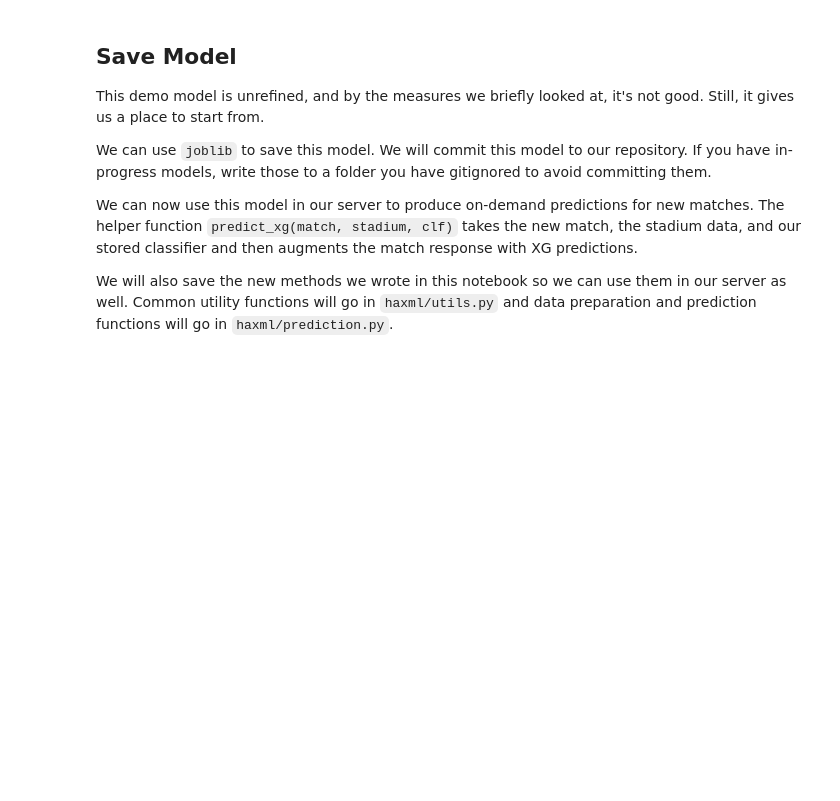
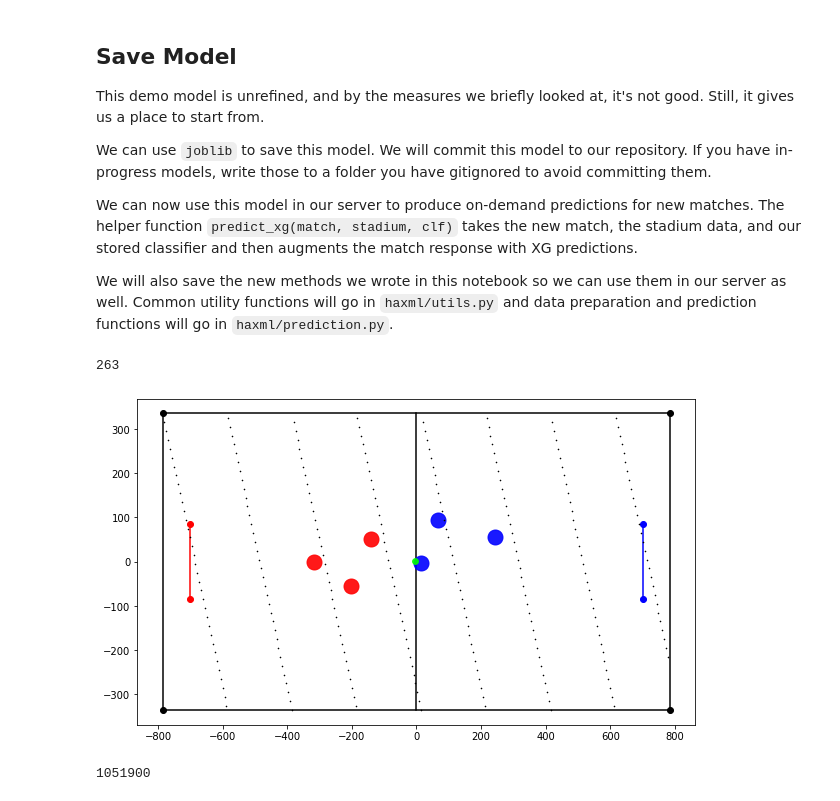
Before and after one commit to vingkan/haxml, a Jupyter notebook: notebooks/train_features.ipynb, the cells around one changed output. Drawn from its saved outputs; the diff is of its cells as text; code cells hidden in the pictures; blank space fills up the shorter version.

```diff
--- a/notebooks/train_features.ipynb
+++ b/notebooks/train_features.ipynb
@@ -852,3 +850,71 @@ test_match = load_match(
 test_meta
 # %%
 pd.DataFrame(test_match["kicks"]).query("type == 'goal'").head()
+# %%
+# not urgent: make a heatmap with kicks and get XG from positions on field.
+import itertools
+meta = metadata[67]
+key = meta["match_id"]
+infile = "../data/packed_matches/{}.json".format(key)
+match = load_match(infile)
+stadium = stadiums[meta["stadium"]]
+lis_x = list(range(stadium['bounds']['minX'],stadium['bounds']['maxX']))
+lis_y = list(range(stadium['bounds']['minY'],stadium['bounds']['maxY']))
+#lis_x = lis_x[::2]
+#lis_y = lis_y[::2]
+perms = list(itertools.product(lis_x, lis_y))[::4000]
+print(len(perms))
+goals = list(filter(lambda k: k["type"] == "goal",match["kicks"]))[0]
+positions = get_positions_at_time(match["positions"], goals["time"])
+fig,ax = plot_positions(positions,stadium)
+
+for perm in perms:
+    style_kwargs = {
+            "color": "black",
+            "marker": "x",
+            "markersize": 1,
+            "alpha": 1
+    }
+    kick = {'time': 40,
+     'type': 'goal',
+     'fromId': 1,
+     'fromX': perm[0],
+     'fromY': perm[1],
+     'fromName': 'Player 1',
+     'fromTeam': 'red',
+     'toId': None,
+     'toX': None,
+     'toY': None,
+     'toName': None,
+     'toTeam': None}
+
+    ax.plot(perm[0],perm[1],**style_kwargs)
+
+    position = [{'type': 'player',
+  'time': 40,
+  'x': perm[0],
+  'y': perm[1],
+  'playerId': 1,
+  'name': 'Player 1',
+  'team': 'red'},
+ {'type': 'ball',
+  'time': 40,
+  'x': perm[0],
+  'y': perm[1],
+  'playerId': None,
+  'name': None,
+  'team': None}]
+
+
+fig.set_size_inches(10,6)
+fig
+# %% [output]
+263
+[figure, added]
+# %%
+lis_x = list(range(stadium['bounds']['minX'],stadium['bounds']['maxX']))
+lis_y = list(range(stadium['bounds']['minY'],stadium['bounds']['maxY']))
+perms = list(itertools.product(lis_x, lis_y))
+len(perms)
+# %% [output]
+1051900
```
Also changed, not shown: parts of 3 cells of this notebook.
